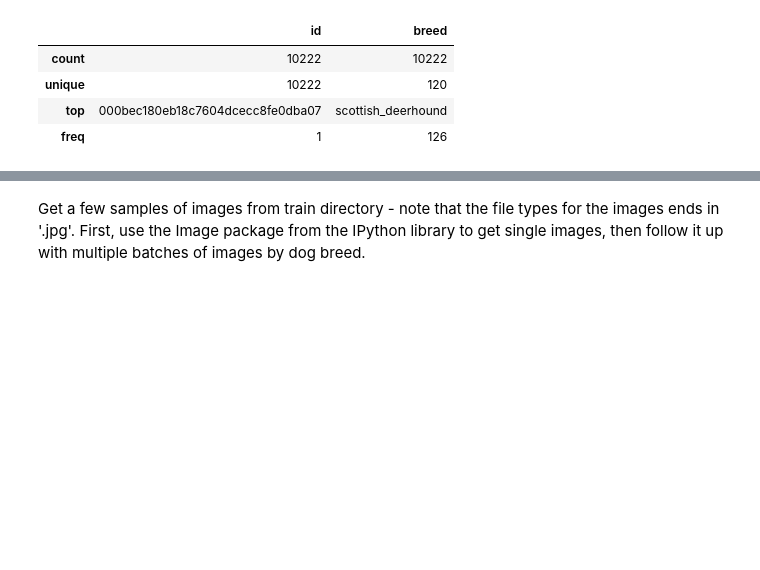
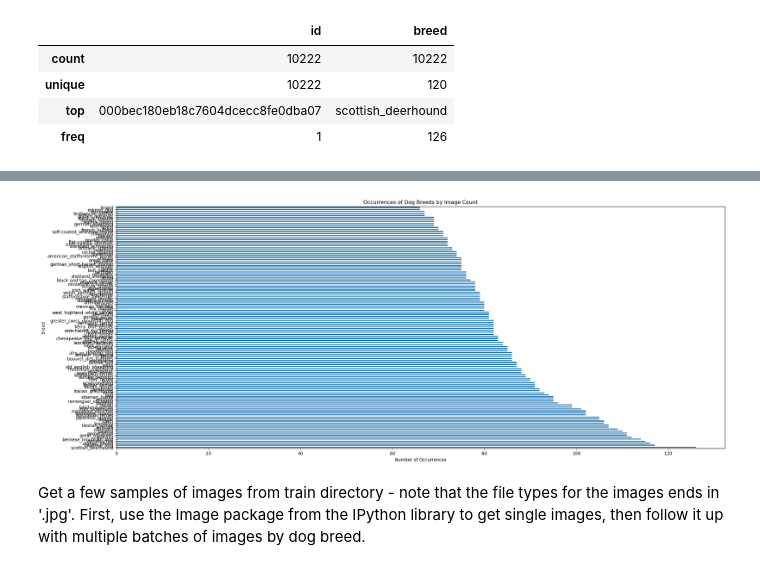
Before and after one commit to matthewjchin/dogbreedclassification, a Jupyter notebook: dog_breed_class.ipynb, the cells around one changed output, grey strips where cells are left out. Cells and saved outputs as stored; diff of their text form; code cells hidden in the pictures; blank space fills up the shorter version.

```diff
--- a/dog_breed_class.ipynb
+++ b/dog_breed_class.ipynb
@@ -128,3 +135,12 @@ plt.show()
+# %%
+# Show all dog breed images occurrences in order, ascending from least to most
+labels['breed'].value_counts().plot.barh(figsize=(25,10))
+plt.xlabel("Number of Occurrences")
+plt.ylabel("Breed")
+plt.title("Occurrences of Dog Breeds by Image Count")
+plt.show()
+# %% [output]
+[figure, added]
 # %% [markdown]
 Get a few samples of images from train directory - note that the file types for the images ends in '.jpg'.
 First, use the Image package from the IPython library to get single images, then follow it up with multiple batches of images by dog breed.
```
Also changed, not shown: parts of 7 cells of this notebook.
